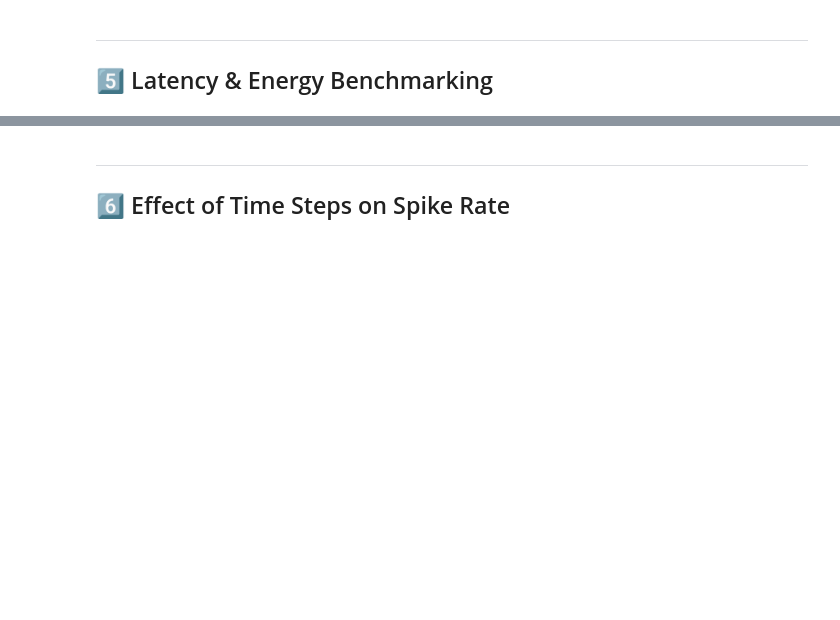
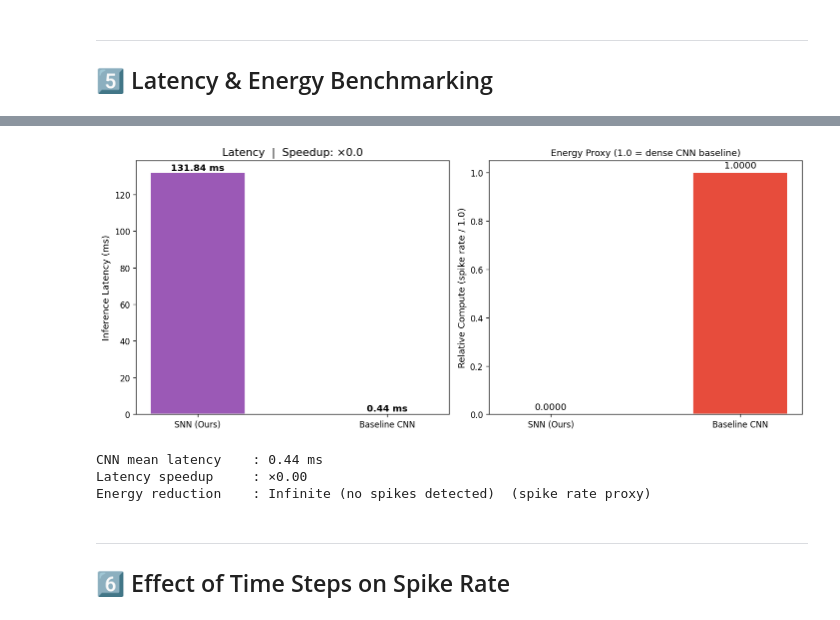
Before and after one commit to YashVermaTech/neuromorphic-sda, a Jupyter notebook: notebooks/03_snn_detection.ipynb, the cells around one changed output, grey strips where cells are left out. Drawn from its saved outputs; the diff is of its cells as text; code cells hidden in the pictures; blank space fills up the shorter version.

```diff
--- a/notebooks/03_snn_detection.ipynb
+++ b/notebooks/03_snn_detection.ipynb
@@ -278,34 +319,44 @@ cnn_params = sum(p.numel() for p in cnn.parameters())
 # Comparison bar chart
 fig, axes = plt.subplots(1, 2, figsize=(12, 5))
 
 methods = ['SNN (Ours)', 'Baseline CNN']
 latencies = [snn_results['mean_ms'], cnn_mean]
 colors = ['#9B59B6', '#E74C3C']
 bars = axes[0].bar(methods, latencies, color=colors, edgecolor='white', width=0.5)
 axes[0].set_ylabel('Inference Latency (ms)', fontsize=11)
 axes[0].set_title('SNN vs CNN Latency', fontsize=13)
 for bar, lat in zip(bars, latencies):
     axes[0].text(bar.get_x() + bar.get_width()/2, bar.get_height() + 0.1,
                  f'{lat:.2f} ms', ha='center', va='bottom', fontsize=11, fontweight='bold')
 speedup = cnn_mean / snn_results['mean_ms']
 axes[0].set_title(f'Latency  |  Speedup: ×{speedup:.1f}', fontsize=13)
 
 # Spike rate / energy proxy
 # Estimate CNN equivalent to 100% activation
 snn_energy = [snn_results['spike_rate'], 1.0]
 bars2 = axes[1].bar(methods, snn_energy, color=colors, edgecolor='white', width=0.5)
 axes[1].set_ylabel('Relative Compute (spike rate / 1.0)', fontsize=11)
 axes[1].set_title('Energy Proxy (1.0 = dense CNN baseline)', fontsize=11)
 for bar, val in zip(bars2, snn_energy):
     axes[1].text(bar.get_x() + bar.get_width()/2, bar.get_height() + 0.01,
                  f'{val:.4f}', ha='center', va='bottom', fontsize=11)
 
 plt.tight_layout()
 plt.show()
 
 print(f'CNN mean latency    : {cnn_mean:.2f} ms')
 print(f'Latency speedup     : ×{speedup:.2f}')
-print(f'Energy reduction    : ×{1.0/snn_results["spike_rate"]:.1f}  (spike rate proxy)')
+
+if snn_results["spike_rate"] > 0:
+    energy_reduction_str = f'×{1.0/snn_results["spike_rate"]:.1f}'
+else:
+    energy_reduction_str = 'Infinite (no spikes detected)'
+print(f'Energy reduction    : {energy_reduction_str}  (spike rate proxy)')
+# %% [output]
+[figure, added]
+CNN mean latency    : 0.44 ms
+Latency speedup     : ×0.00
+Energy reduction    : Infinite (no spikes detected)  (spike rate proxy)
 # %% [markdown]
 ---
 ## 6️⃣  Effect of Time Steps on Spike Rate
```
Also changed, not shown: parts of 9 cells of this notebook, 1 other file.
